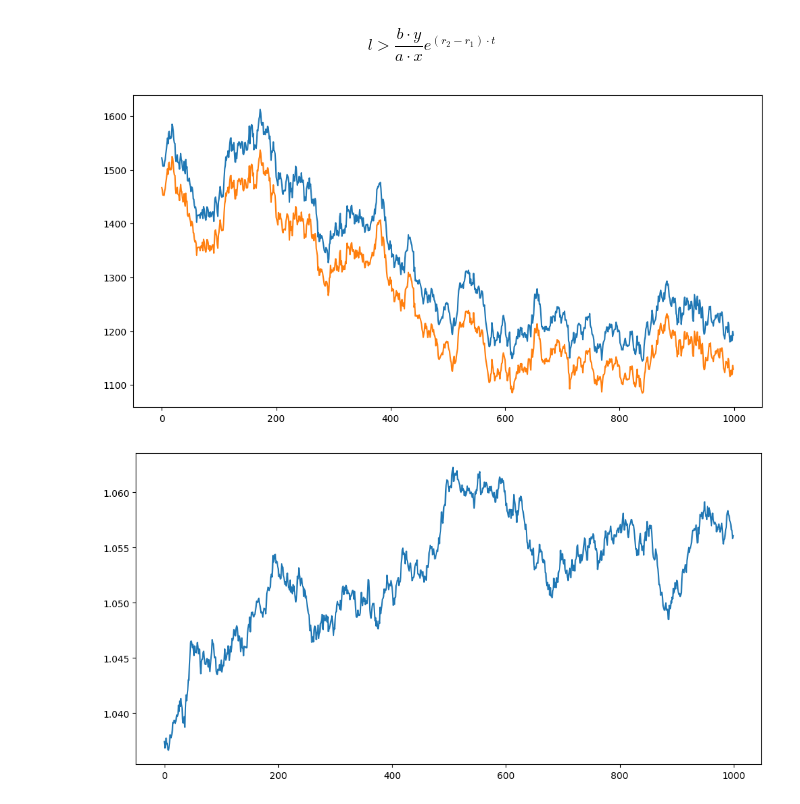
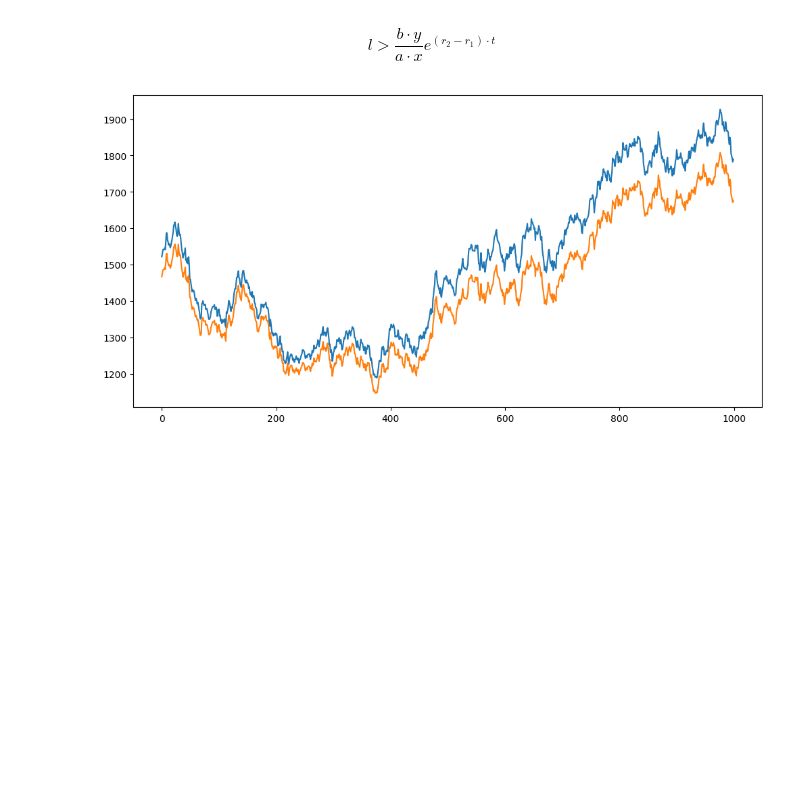
Before and after one commit to ryskyboi/Agra, a Jupyter notebook: pricing.ipynb, the cells around one changed output. Drawn from its saved outputs; the diff is of its cells as text; code cells hidden in the pictures; blank space fills up the shorter version.

Commit message:
changing loan and terms

```diff
--- a/pricing.ipynb
+++ b/pricing.ipynb
@@ -416,12 +417,14 @@ wETH_price = weth["close"].values[-1]
 # %%
 eth_vol = 0.8 ## very high atm
 # %%
-rseth_borrowed = 7
-weth_supplied = 10
+rseth_borrowed = 1.164
+weth_supplied = 1.21 + 1
+
+
 rseth_rate = 0.0368
 weth_rate = 0.0176
 liquidation_threshold = 0.93
-loan_amount = 3000
+loan_amount = 1000
 # %% [markdown]
 $$l > \frac{ b \cdot y}{a \cdot x}e^{(r_2 - r_1) \cdot t} $$
 # %%
@@ -454,17 +457,12 @@ mu, sigma, sim, walk  = monte.evaluate(
 # %%
 sim_to_plot = 10 ## any number from 0 to num of sims (just to see ow they move together a few)
 
 plt.figure(figsize=(12, 6))
-plt.plot(walk[0][3])
-plt.plot(walk[1][3])
+plt.plot(walk[0][sim_to_plot])
+plt.plot(walk[1][sim_to_plot])
 plt.show()
-
-plt.figure(figsize=(12, 6))
-plt.plot(walk[0][3] / walk[1][3])
-plt.show()
 # %% [output]
-[figure, old version]
+[figure, new version]
-[figure, removed]
 # %%
 print(f"loan cost : {loan_amount - mu * exp(-risk_free_rate * loan_time)}")
 print(f"Rate : {(1 - (mu / loan_amount) * exp(-risk_free_rate * loan_time))}%")
```
Also changed, not shown: parts of 3 cells of this notebook.
